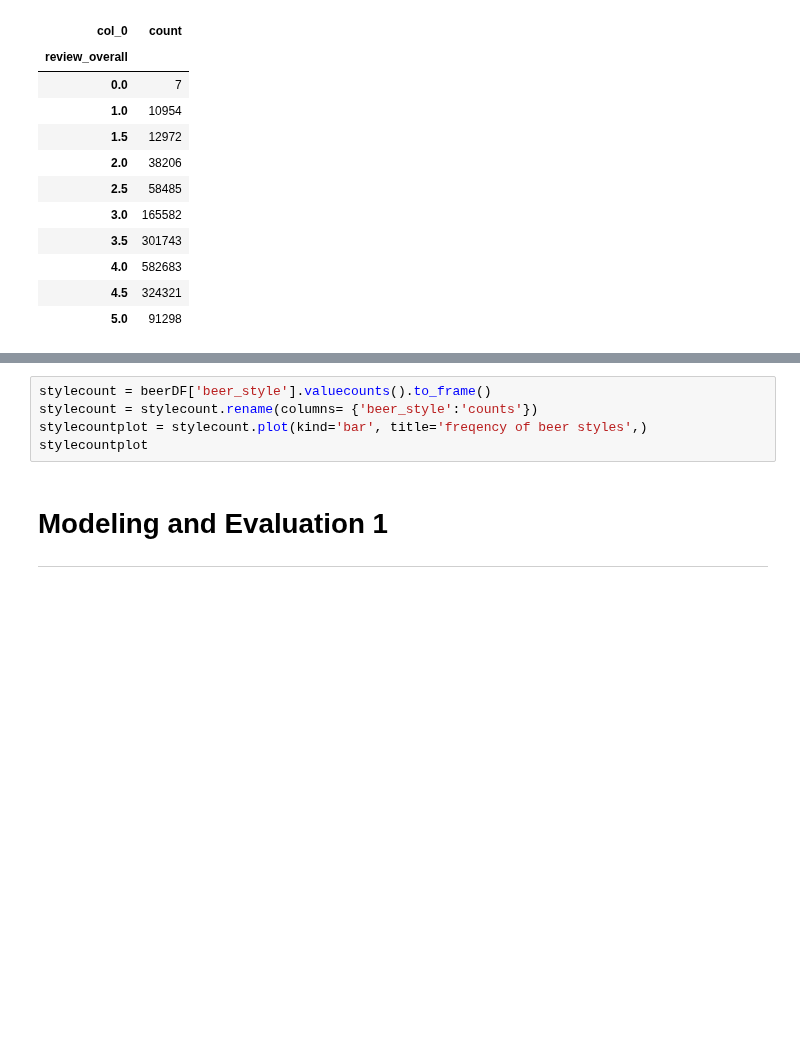
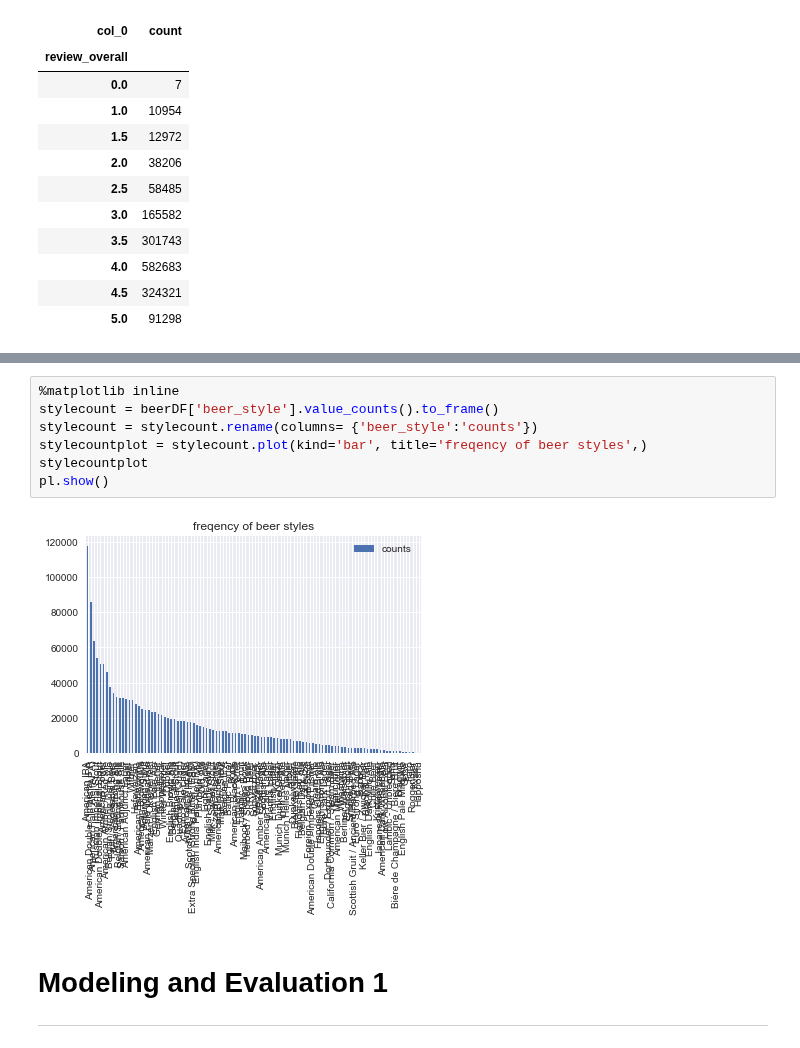
Before and after one commit to wkerneck/DataMiningClass, a Jupyter notebook: 7331_Data_MiningProject_3_CC.ipynb, the cells around one changed output, grey strips where cells are left out. Drawn from its saved outputs; the diff is of its cells as text; blank space fills up the shorter version.

Commit message:
got the graphs to work

```diff
--- a/7331_Data_MiningProject_3_CC.ipynb
+++ b/7331_Data_MiningProject_3_CC.ipynb
@@ -419,8 +412,12 @@ usercountplot
 # %%
-stylecount = beerDF['beer_style'].valuecounts().to_frame()
+%matplotlib inline
+stylecount = beerDF['beer_style'].value_counts().to_frame()
 stylecount = stylecount.rename(columns= {'beer_style':'counts'})
 stylecountplot = stylecount.plot(kind='bar', title='freqency of beer styles',)
 stylecountplot
+pl.show()
+# %% [output]
+[figure, added]
 # %% [markdown]
 # <a name="me1"></a> Modeling and Evaluation 1
 ---
```
Also changed, not shown: parts of 3 cells of this notebook.
